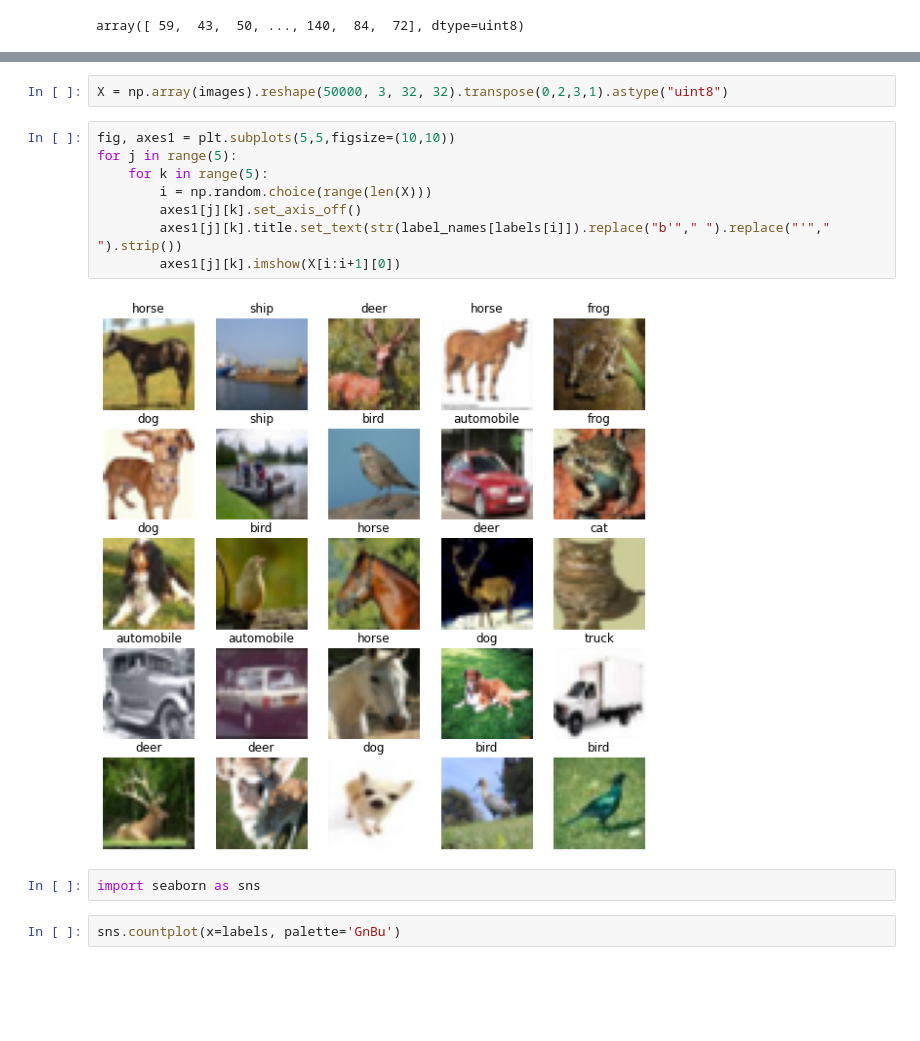
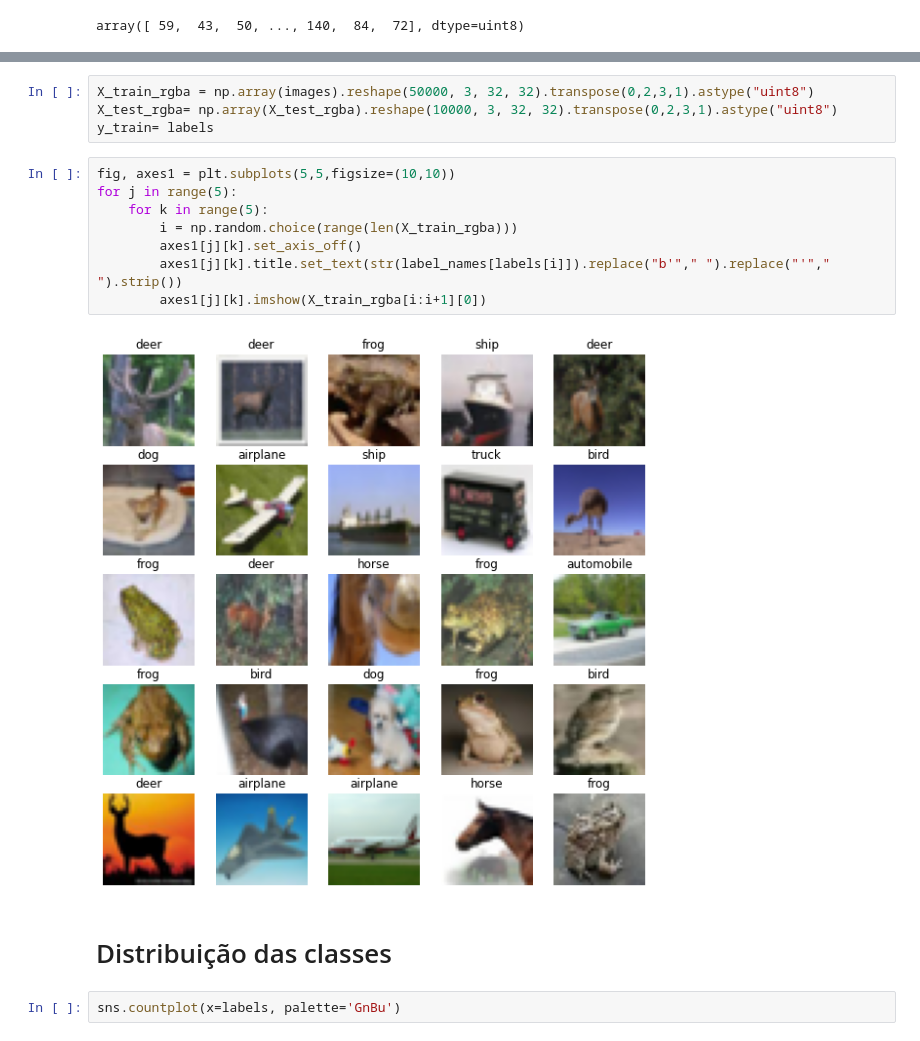
Before and after one commit to antonieti/ProjetoID, a Jupyter notebook: ProjetoID.ipynb, the cells around one changed output, grey strips where cells are left out. Drawn from its saved outputs; the diff is of its cells as text; blank space fills up the shorter version.

```diff
--- a/ProjetoID.ipynb
+++ b/ProjetoID.ipynb
@@ -118,17 +129,19 @@ You should consider upgrading via the 'G:\Documents\especializacao\env_analise\S
 # %%
-X = np.array(images).reshape(50000, 3, 32, 32).transpose(0,2,3,1).astype("uint8")
+X_train_rgba = np.array(images).reshape(50000, 3, 32, 32).transpose(0,2,3,1).astype("uint8")
+X_test_rgba= np.array(X_test_rgba).reshape(10000, 3, 32, 32).transpose(0,2,3,1).astype("uint8")
+y_train= labels
 # %%
 fig, axes1 = plt.subplots(5,5,figsize=(10,10))
 for j in range(5):
     for k in range(5):
-        i = np.random.choice(range(len(X)))
+        i = np.random.choice(range(len(X_train_rgba)))
         axes1[j][k].set_axis_off()
         axes1[j][k].title.set_text(str(label_names[labels[i]]).replace("b'"," ").replace("'"," ").strip())
-        axes1[j][k].imshow(X[i:i+1][0])
+        axes1[j][k].imshow(X_train_rgba[i:i+1][0])
 # %% [output]
-[figure, old version]
+[figure, new version]
-# %%
-import seaborn as sns
+# %% [markdown]
+# Distribuição das classes
 # %%
 sns.countplot(x=labels, palette='GnBu')
 # %% [output]
```
Also changed, not shown: parts of 65 cells of this notebook.
